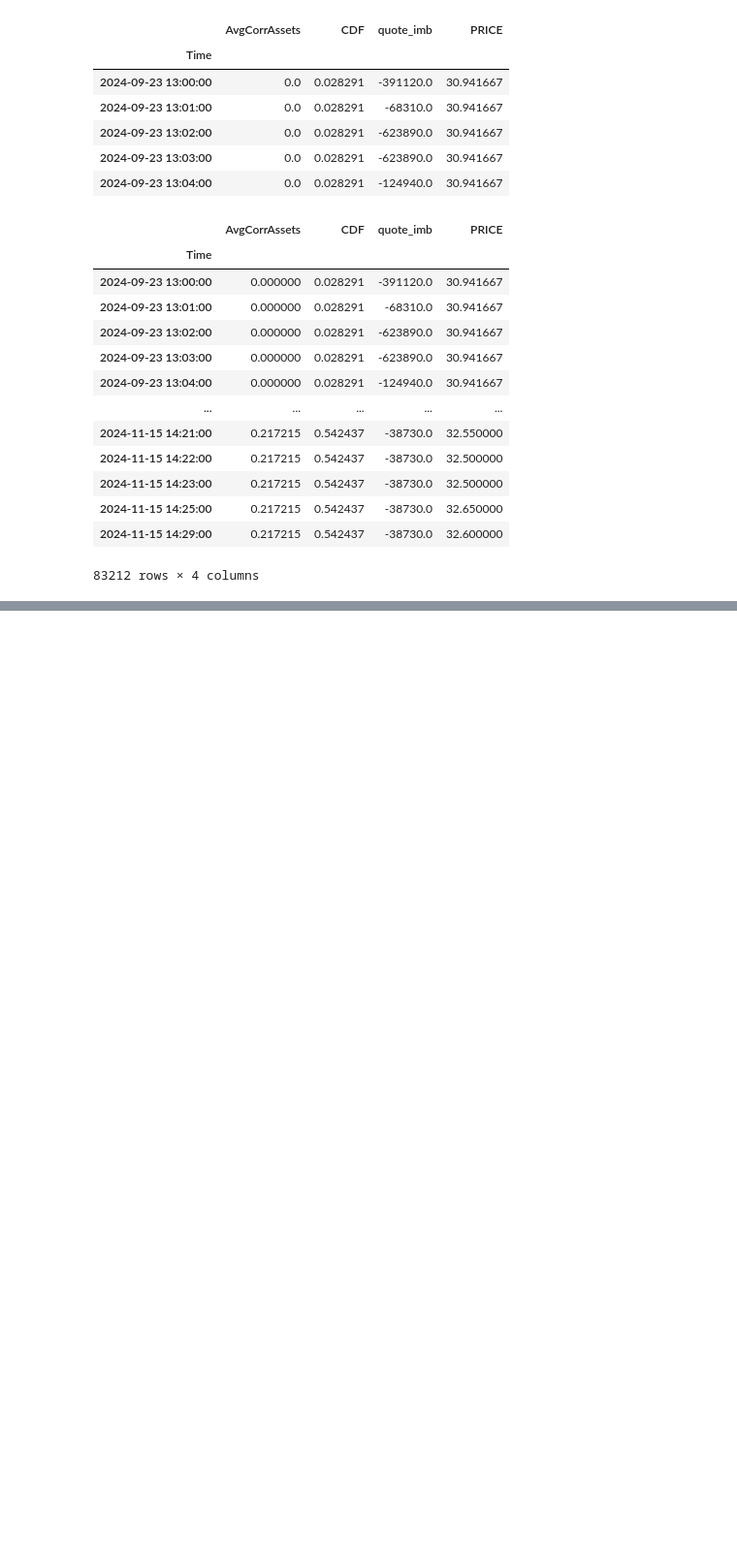
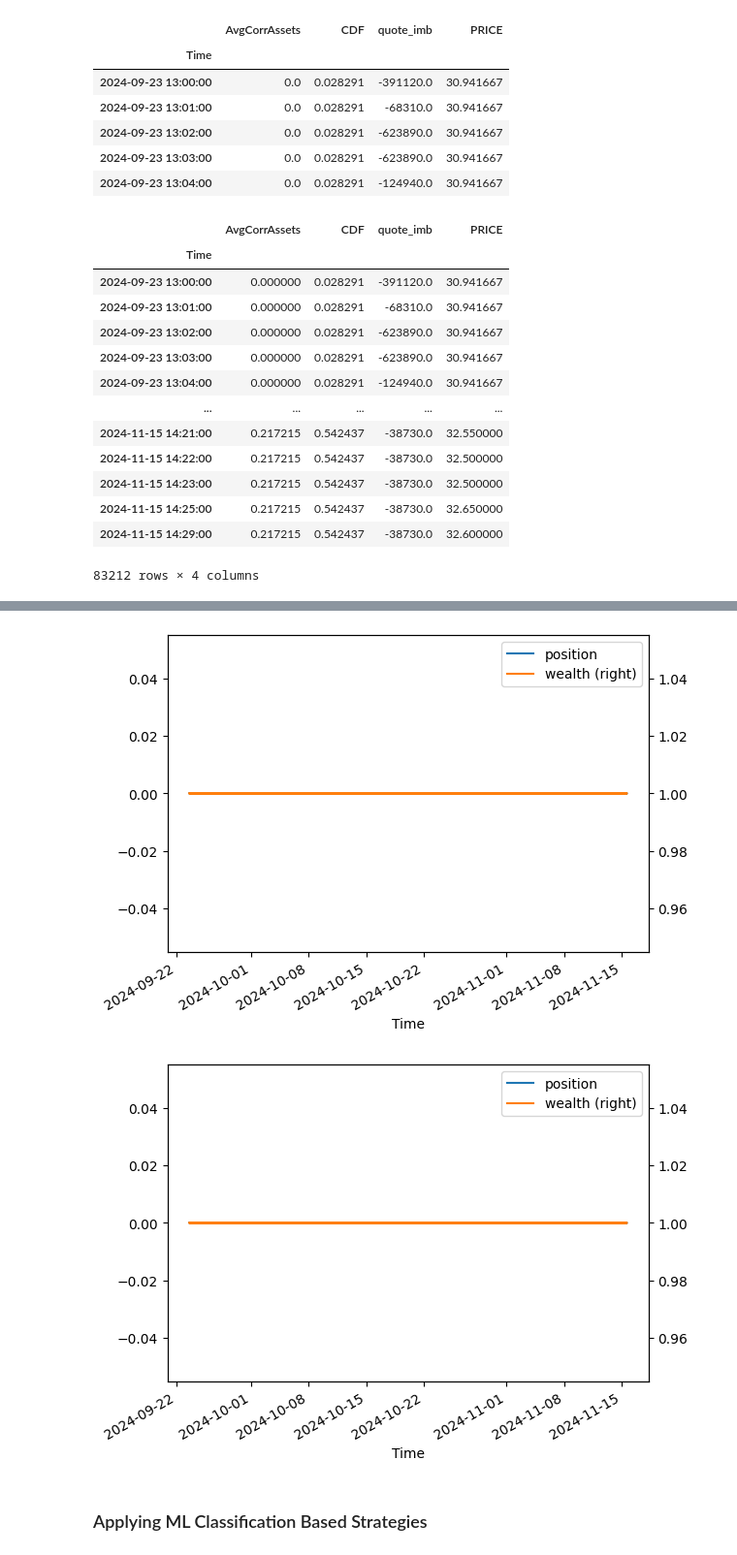
Before and after one commit to HoaPham119/thesis, a Jupyter notebook: code/data_test.ipynb, the cells around one changed output, grey strips where cells are left out. Shown at 97% size. Cells and saved outputs as stored; diff of their text form; code cells hidden in the pictures; blank space fills up the shorter version.

```diff
--- a/code/data_test.ipynb
+++ b/code/data_test.ipynb
@@ -244,3 +221,30 @@ zimb[zimb<-3]=-3
 df_trading=pd.DataFrame({'price':df['PRICE'][100:],'cdf':df['CDF'][100:],'zcorras':zcorras[100:],'zimb':zimb[100:],'returns':df['returns'][100:], 'Time':df.index[100:]}
                         ).set_index('Time')
 df_trading.to_csv('final.csv')
+# %%
+pos=pd.DataFrame(columns=['position','returns','Time'])
+position=0
+
+for index,row in df_trading.iterrows():
+    if(row['cdf']>0.5 and row['zcorras']>4): #row['zcorrex']+row['zcorras']>4):
+        if(row['zimb']>1.5):
+            if(position<0):
+                position=0
+            position+=0.1
+            bcount=10
+        if(row['zimb']<-1.5):
+            if(position>0):
+                position=0
+            position-=0.1
+            scount=10
+    if(position>0):
+        bcount=bcount-1
+        if(bcount==0):
+            position=0
+    elif(position<0):
+        scount=scount-1
+        if(scount==0):
+            position=0
+    pos = pd.concat([pos, pd.DataFrame([{'position':position,'returns':row['returns'], 'price':row['price'],'Time':index}])])
+pos=pos.set_index('Time')
+pos['wealth']=(1+pos['returns']*pos['position']).cumprod()
@@ -246,0 +268,8 @@ df_trading.to_csv('final.csv')
+# %%
+ax=pos[['position','wealth']].plot(secondary_y=['wealth'])
+ax.figure
+# %% [output]
+[figure, added]
+[figure, added]
+# %% [markdown]
+### Applying ML Classification Based Strategies
```
Also changed, not shown: parts of 7 cells of this notebook.
